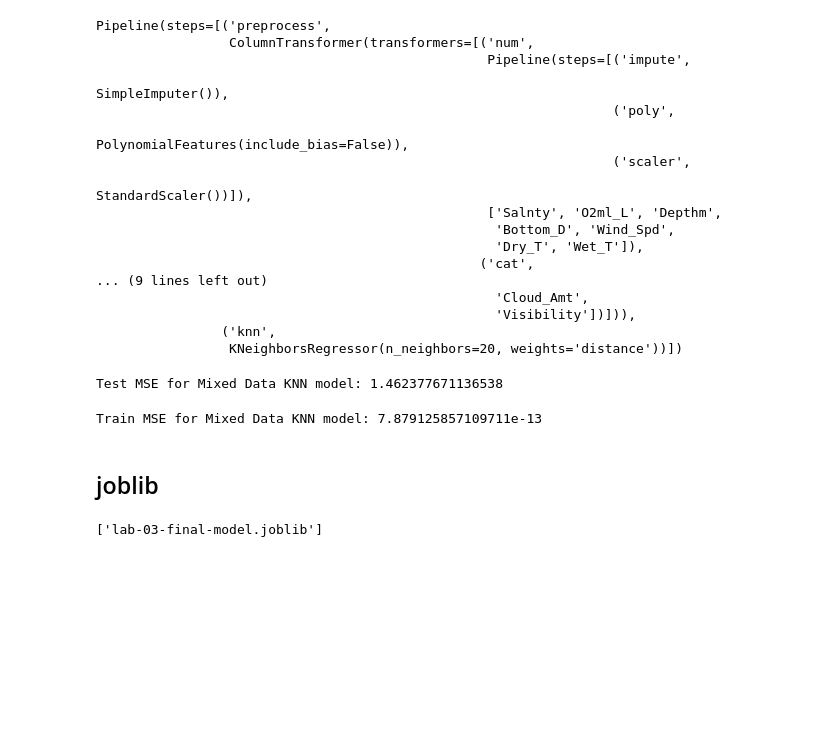
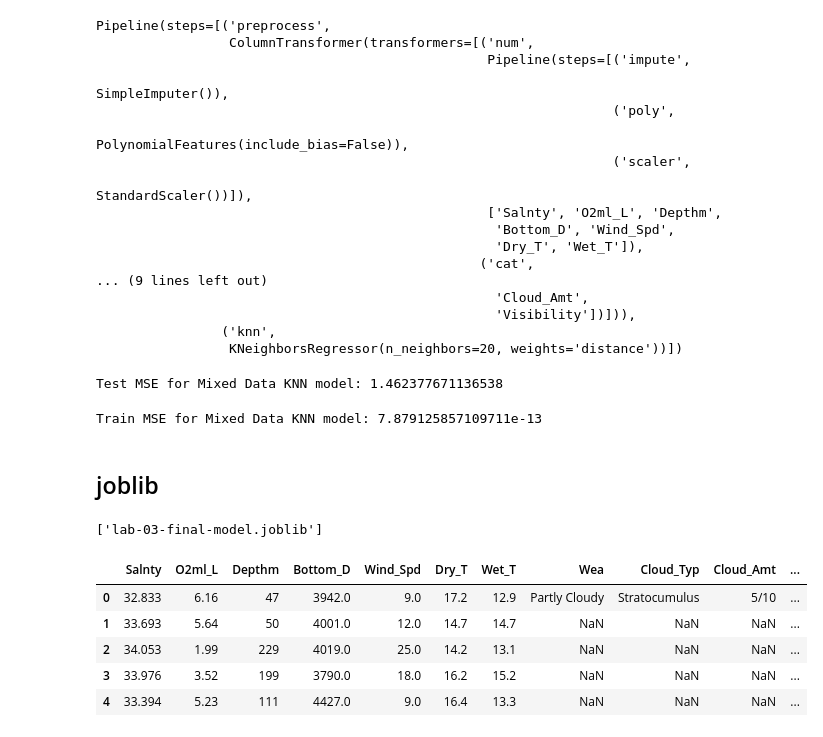
Before and after one commit to STAT-486/lab-03-Acodea23, a Jupyter notebook: lab-03-code.ipynb, the cells around one changed output. Saved outputs shown, nothing was run; the diff lists cells and outputs as text; code cells hidden in the pictures; blank space fills up the shorter version.

```diff
--- a/lab-03-code.ipynb
+++ b/lab-03-code.ipynb
@@ -295,2 +295,12 @@ joblib.dump(rs, 'lab-03-final-model.joblib')
 # %% [output]
 ['lab-03-final-model.joblib']
+# %%
+newdata = pd.read_csv("https://github.com/rhodes-byu/stat-486/blob/refs/heads/main/data/OceanicFisheries/ocean_data_newvalues.csv?raw=1")
+newdata.head()
+# %% [output]
+|  | Salnty | O2ml_L | Depthm | Bottom_D | Wind_Spd | Dry_T | Wet_T | Wea | Cloud_Typ | Cloud_Amt | ... |
+| 0 | 32.833 | 6.16 | 47 | 3942.0 | 9.0 | 17.2 | 12.9 | Partly Cloudy | Stratocumulus | 5/10 | ... |
+| 1 | 33.693 | 5.64 | 50 | 4001.0 | 12.0 | 14.7 | 14.7 | NaN | NaN | NaN | ... |
+| 2 | 34.053 | 1.99 | 229 | 4019.0 | 25.0 | 14.2 | 13.1 | NaN | NaN | NaN | ... |
+| 3 | 33.976 | 3.52 | 199 | 3790.0 | 18.0 | 16.2 | 15.2 | NaN | NaN | NaN | ... |
+| 4 | 33.394 | 5.23 | 111 | 4427.0 | 9.0 | 16.4 | 13.3 | NaN | NaN | NaN | ... |
```
Also changed, not shown: parts of 2 cells of this notebook, 1 other file.
